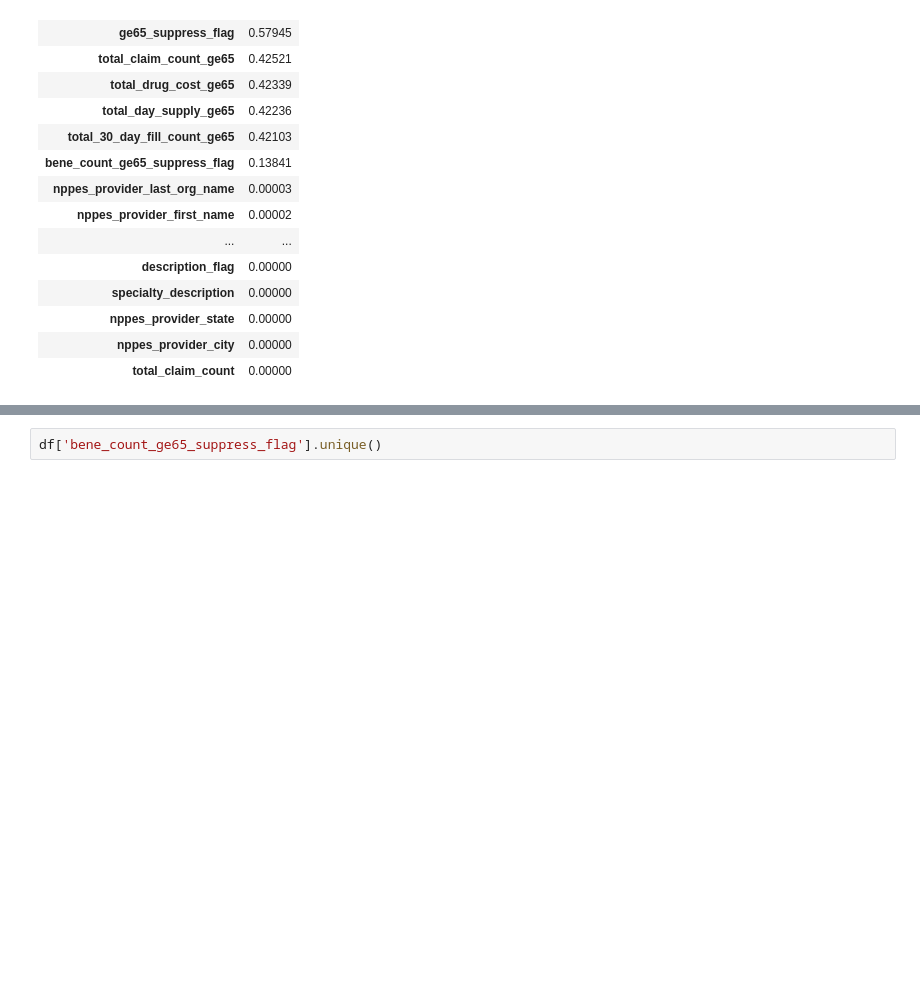
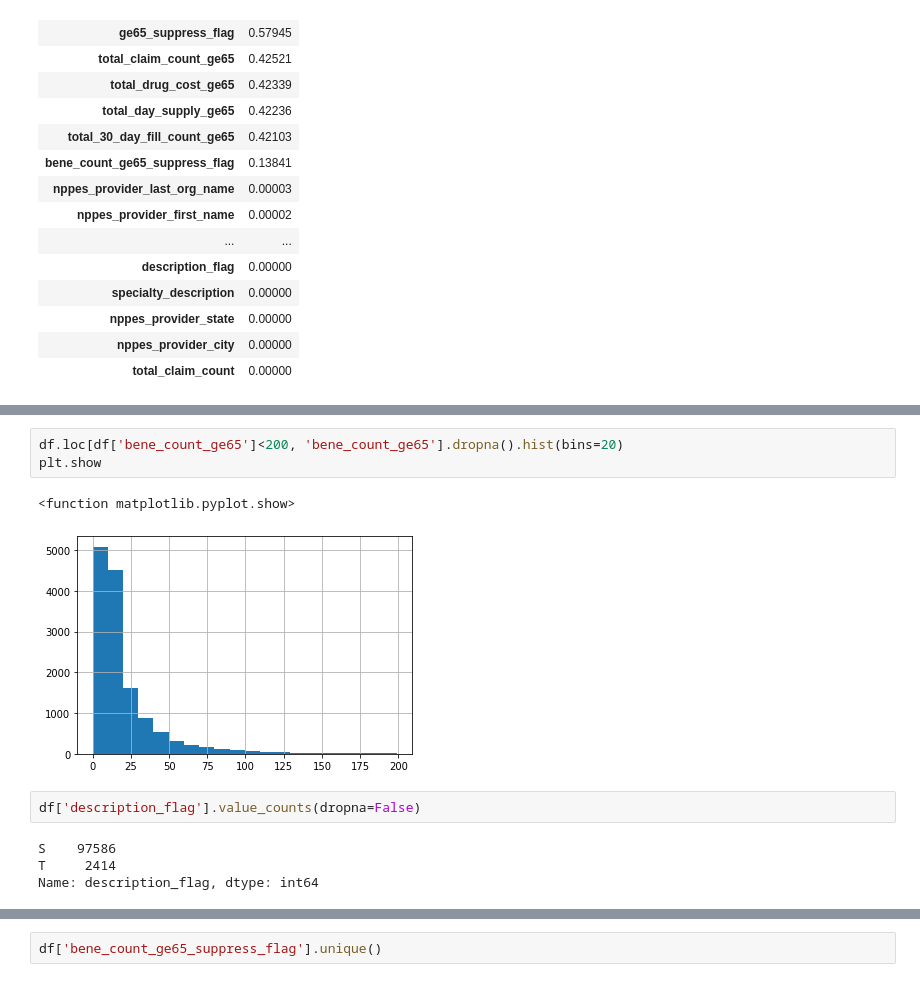
Before and after one commit to michellssGUi/conciergeControl, a Jupyter notebook: Analise_de_dados_slot_05.ipynb, the cells around one changed output, grey strips where cells are left out. Drawn from its saved outputs; the diff is of its cells as text; blank space fills up the shorter version.

```diff
--- a/Analise_de_dados_slot_05.ipynb
+++ b/Analise_de_dados_slot_05.ipynb
@@ -78,0 +103,12 @@ pd.DataFrame(df.isnull().sum(axis=0)).sort_values(by=0, ascending=False)/df.shap
+# %%
+df.loc[df['bene_count_ge65']<200, 'bene_count_ge65'].dropna().hist(bins=20)
+plt.show
+# %% [output]
+<function matplotlib.pyplot.show>
+[figure, added]
+# %%
+df['description_flag'].value_counts(dropna=False)
+# %% [output]
+S    97586
+T     2414
+Name: description_flag, dtype: int64
```
Also changed, not shown: parts of 4 cells of this notebook.
